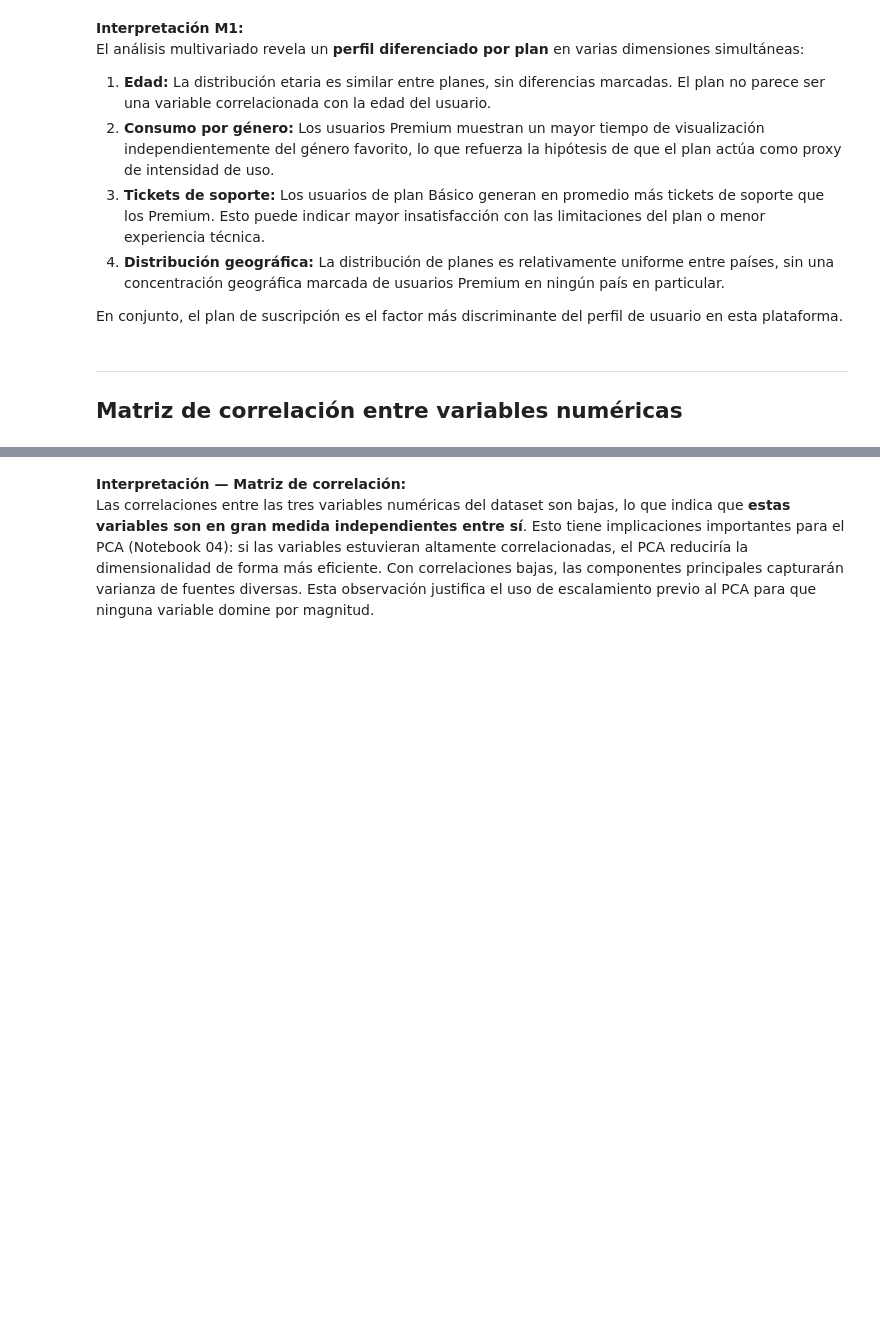
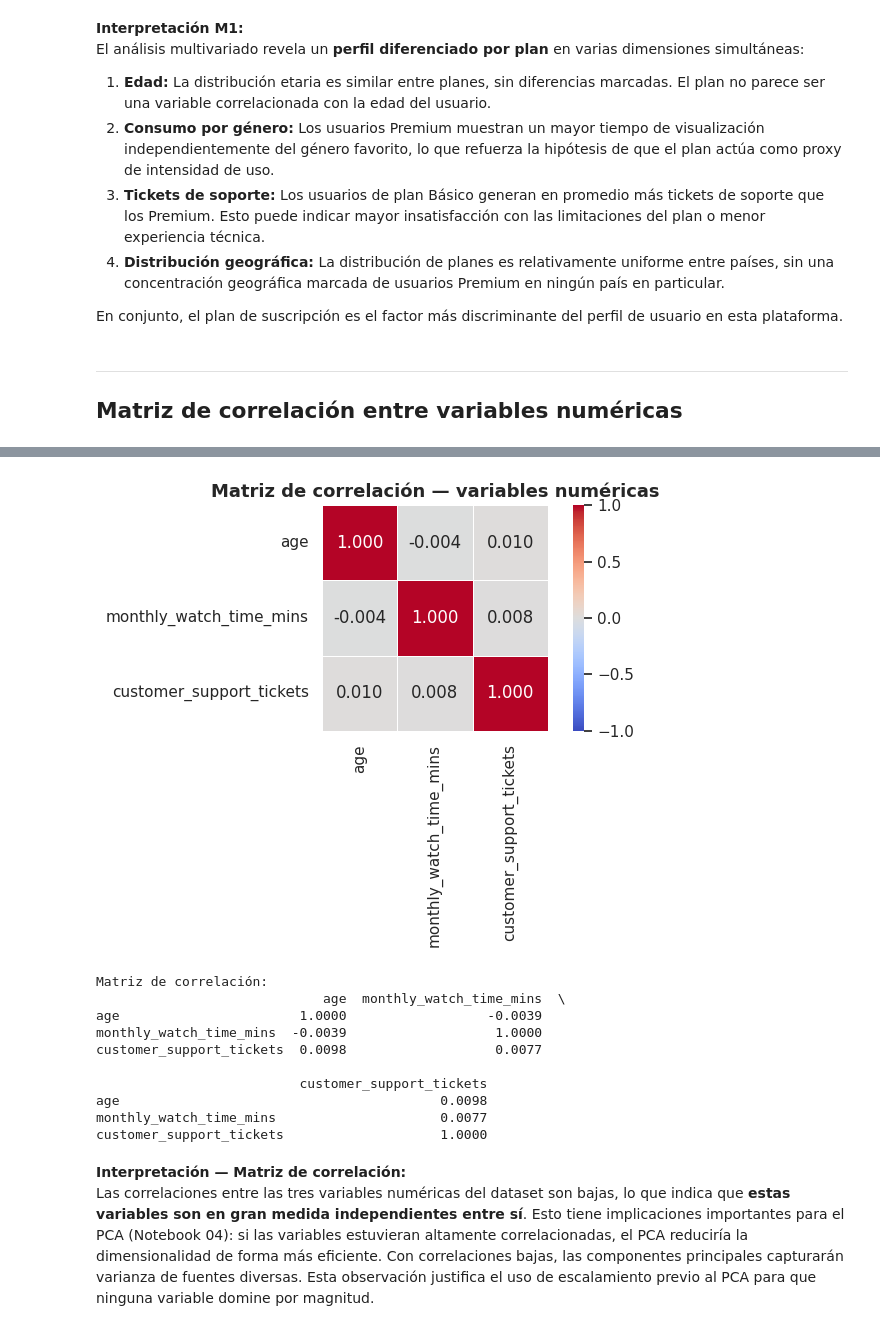
Before and after one commit to Pablo-Curcuy/PI_Mineria_Datos_1, a Jupyter notebook: notebooks/03_eda.ipynb, the cells around one changed output, grey strips where cells are left out. Drawn from its saved outputs; the diff is of its cells as text; code cells hidden in the pictures; blank space fills up the shorter version.

```diff
--- a/notebooks/03_eda.ipynb
+++ b/notebooks/03_eda.ipynb
@@ -370,3 +331,35 @@ plt.show()
+# %%
+fig, ax = plt.subplots(figsize=(7, 5))
+
+vars_numericas = ['age', 'monthly_watch_time_mins', 'customer_support_tickets']
+
+# Convertimos por seguridad las variables a numéricas en caso de conflictos de tipos
+for col in vars_numericas:
+    df[col] = pd.to_numeric(df[col], errors='coerce')
+
+corr_matrix = df[vars_numericas].corr()
+
+sns.heatmap(corr_matrix, annot=True, fmt='.3f', cmap='coolwarm',
+            center=0, vmin=-1, vmax=1, ax=ax,
+            linewidths=0.5, square=True)
+ax.set_title('Matriz de correlación — variables numéricas', fontsize=13, fontweight='bold')
+plt.tight_layout()
+plt.show()
+
+print('Matriz de correlación:')
+print(corr_matrix.round(4))
+# %% [output]
+[figure, added]
+Matriz de correlación:
+                             age  monthly_watch_time_mins  \
+age                       1.0000                  -0.0039
+monthly_watch_time_mins  -0.0039                   1.0000
+customer_support_tickets  0.0098                   0.0077
+
+                          customer_support_tickets
+age                                         0.0098
+monthly_watch_time_mins                     0.0077
+customer_support_tickets                    1.0000
 # %% [markdown]
 **Interpretación — Matriz de correlación:**
 Las correlaciones entre las tres variables numéricas del dataset son bajas, lo que indica que **estas variables son en gran medida independientes entre sí**. Esto tiene implicaciones importantes para el PCA (Notebook 04): si las variables estuvieran altamente correlacionadas, el PCA reduciría la dimensionalidad de forma más eficiente. Con correlaciones bajas, las componentes principales capturarán varianza de fuentes diversas. Esta observación justifica el uso de escalamiento previo al PCA para que ninguna variable domine por magnitud.
```
Also changed, not shown: parts of 5 cells of this notebook, 2 other files.
